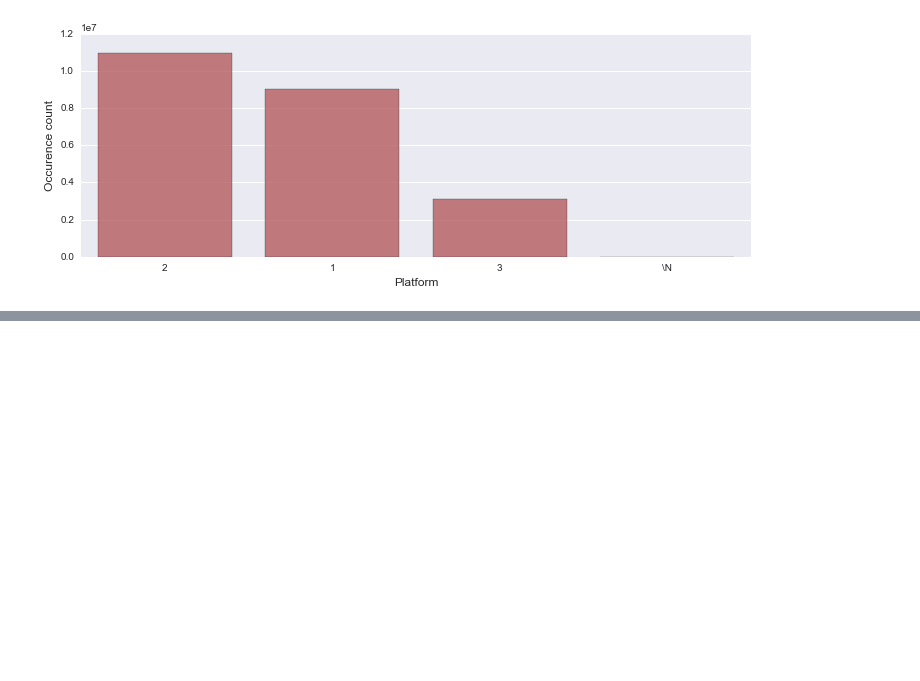
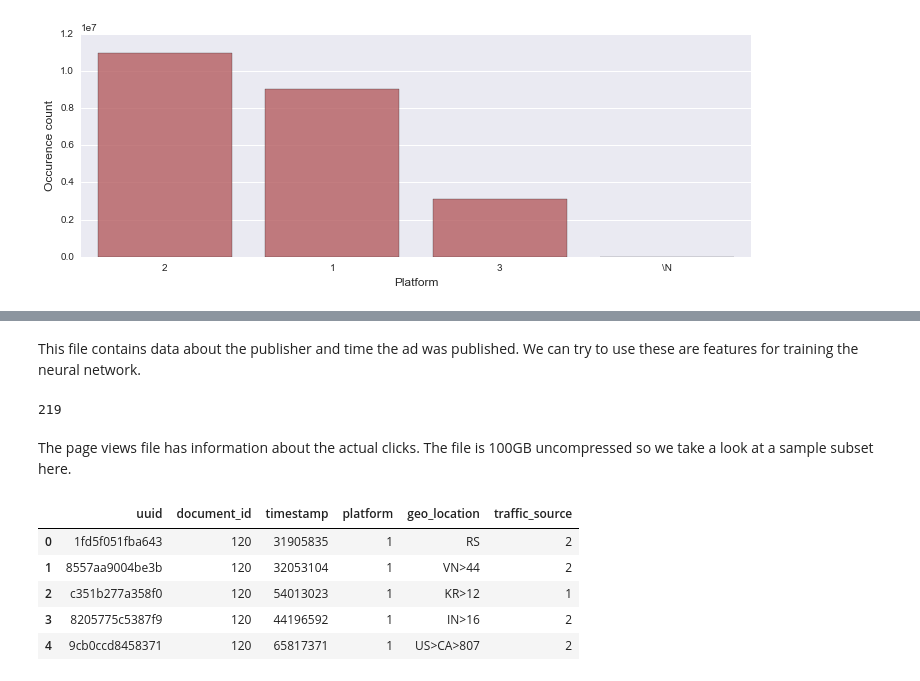
Before and after one commit to shoili/6242kaggle, a Jupyter notebook: data_exploration.ipynb, the cells around one changed output, grey strips where cells are left out. Drawn from its saved outputs; the diff is of its cells as text; code cells hidden in the pictures; blank space fills up the shorter version.

```diff
--- a/data_exploration.ipynb
+++ b/data_exploration.ipynb
@@ -98,0 +165,19 @@ plt.ylabel('Occurence count', fontsize=12)
+# %% [markdown]
+This file contains data about the publisher and time the ad was published. We can try to use these are features for training the neural network.
+# %%
+del documents_meta
+gc.collect()
+# %% [output]
+219
+# %% [markdown]
+The page views file has information about the actual clicks. The file is 100GB uncompressed so we take a look at a sample subset here.
+# %%
+page_views = pd.read_csv('page_views_sample.csv')
+page_views.head()
+# %% [output]
+|  | uuid | document_id | timestamp | platform | geo_location | traffic_source |
+| 0 | 1fd5f051fba643 | 120 | 31905835 | 1 | RS | 2 |
+| 1 | 8557aa9004be3b | 120 | 32053104 | 1 | VN>44 | 2 |
+| 2 | c351b277a358f0 | 120 | 54013023 | 1 | KR>12 | 1 |
+| 3 | 8205775c5387f9 | 120 | 44196592 | 1 | IN>16 | 2 |
+| 4 | 9cb0ccd8458371 | 120 | 65817371 | 1 | US>CA>807 | 2 |
```
Also changed, not shown: parts of 14 cells of this notebook.
